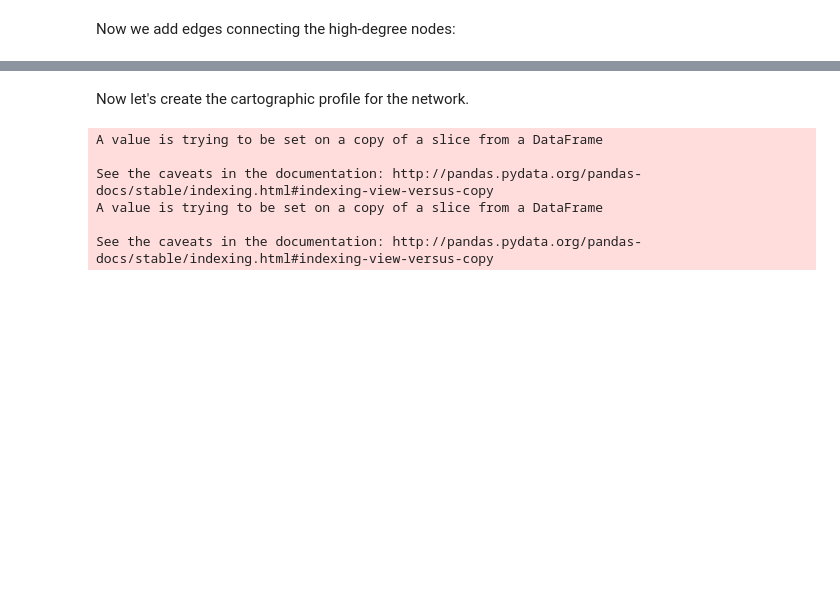
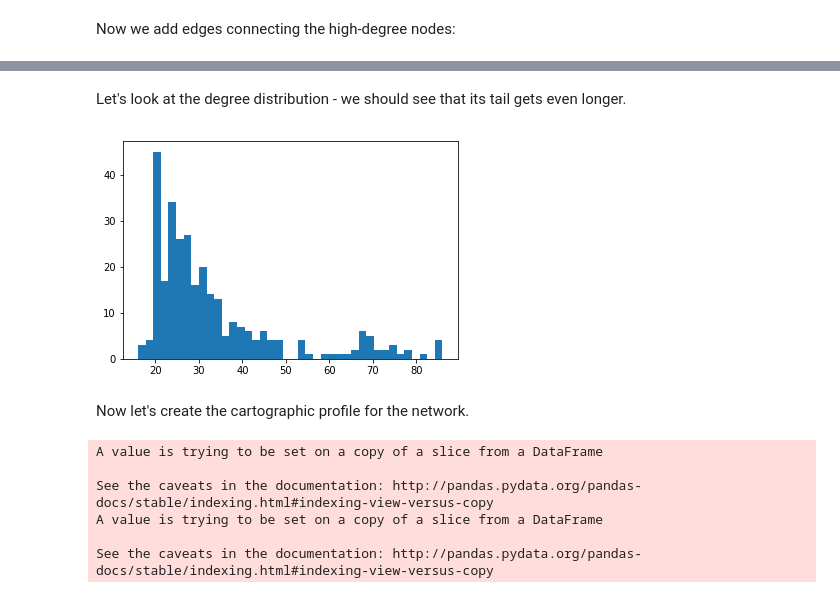
Before and after one commit to BrainNetworksCourse/brain-networks-course, a Jupyter notebook: Week3-NetworkModeling/CommunityDetection.ipynb, the cells around one changed output, grey strips where cells are left out. Cells and saved outputs as stored; diff of their text form; code cells hidden in the pictures; blank space fills up the shorter version.

Commit message:
add degree plot after 2nd level of addition

```diff
--- a/Week3-NetworkModeling/CommunityDetection.ipynb
+++ b/Week3-NetworkModeling/CommunityDetection.ipynb
@@ -500,3 +501,10 @@ nx.draw_spring(G_mod,alpha=.7,node_color=mdzs,cmap='viridis',node_size=pc*800)
+# %% [markdown]
+Let's look at the degree distribution - we should see that its tail gets even longer.
+# %%
+degree = numpy.array([G_mod.degree[i] for i in G_mod.nodes])
+_=plt.hist(degree,40)
+# %% [output]
+[figure, added]
 # %% [markdown]
 Now let's create the cartographic profile for the network.
 # %%
```
Also changed, not shown: parts of 6 cells of this notebook.
